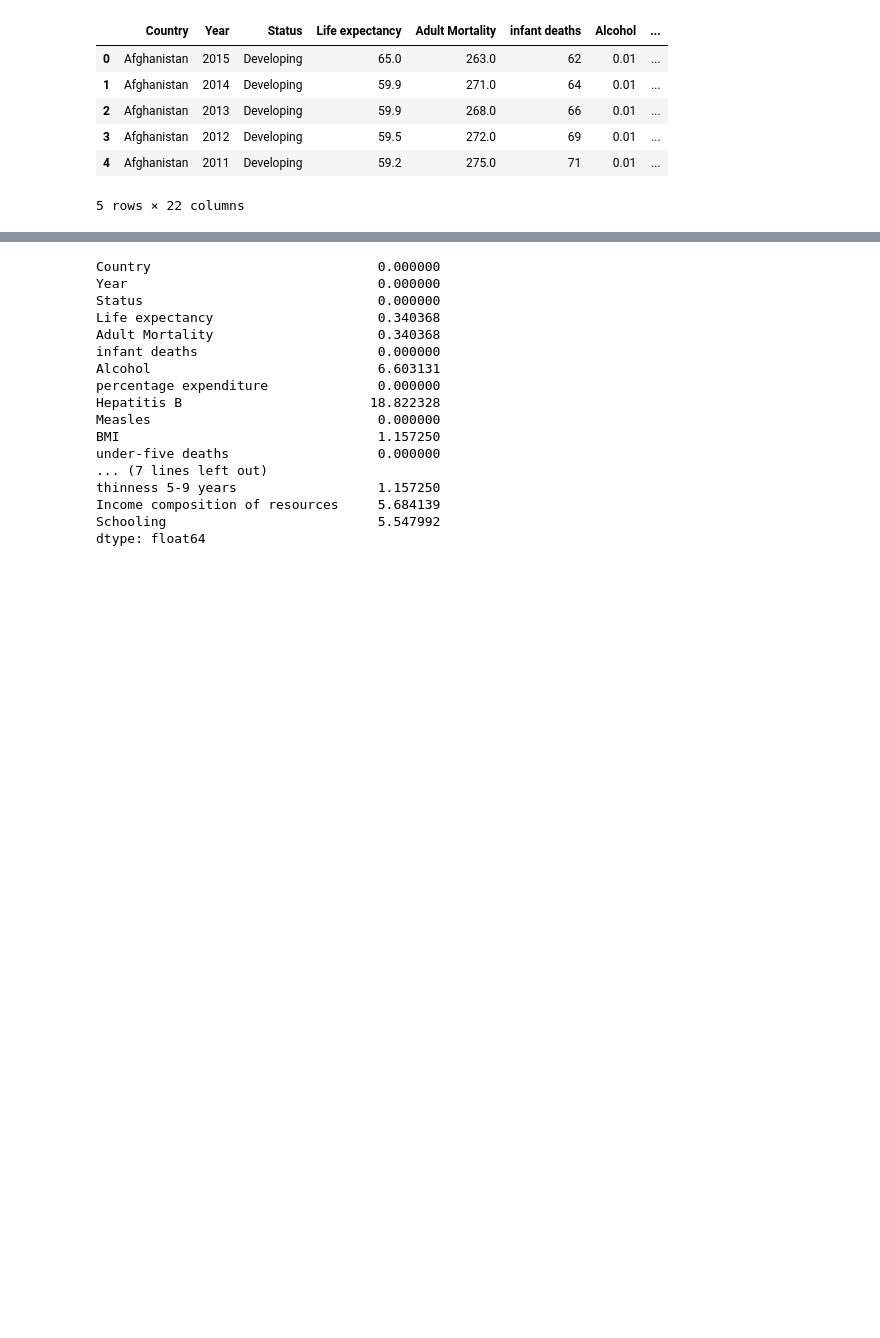
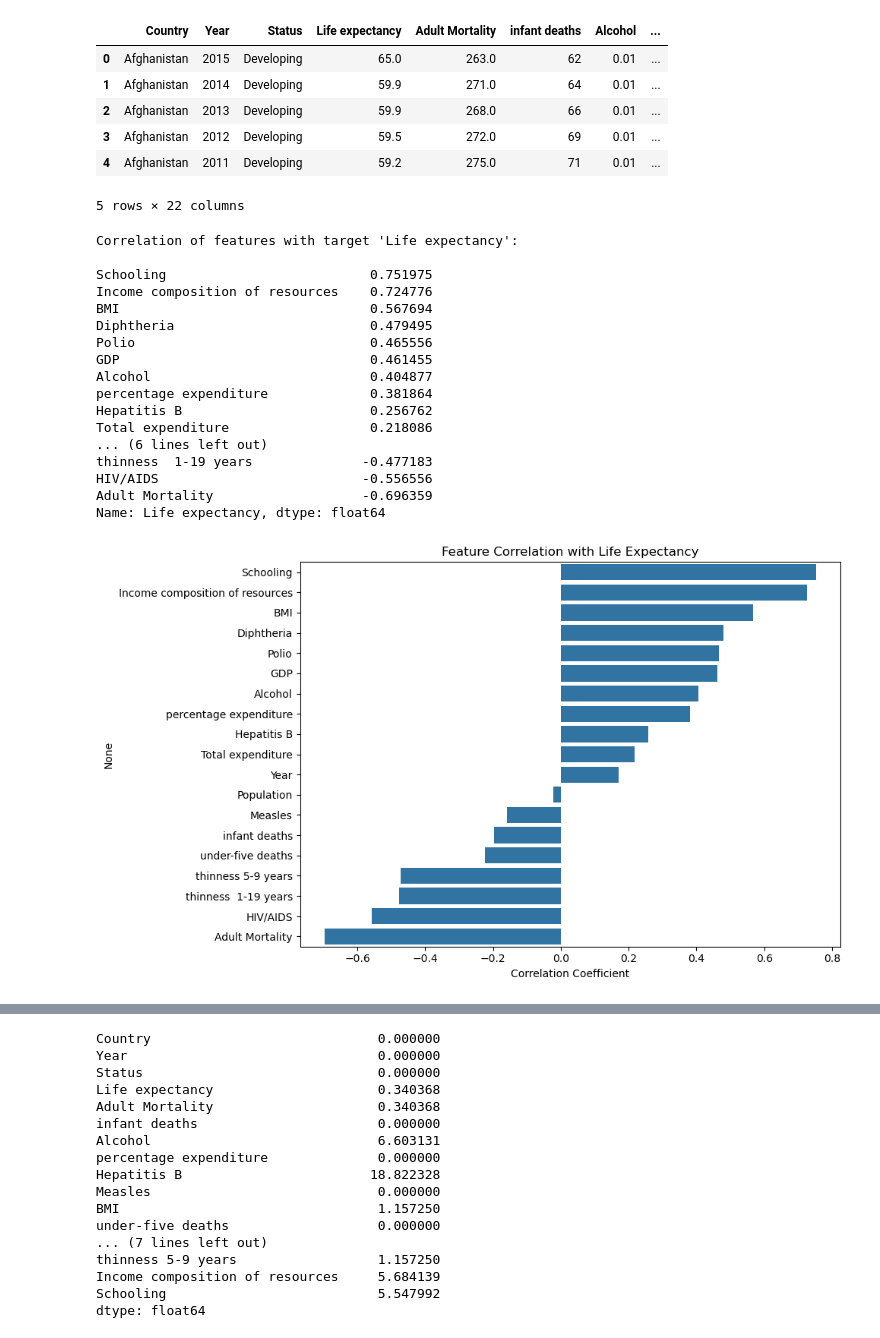
Before and after one commit to anshimathur/group-4-project-2, a Jupyter notebook: group4_project2.ipynb, the cells around one changed output, grey strips where cells are left out. Drawn from its saved outputs; the diff is of its cells as text; code cells hidden in the pictures; blank space fills up the shorter version.

```diff
--- a/group4_project2.ipynb
+++ b/group4_project2.ipynb
@@ -60,3 +60,43 @@ raw_data.head()
 | 3 | Afghanistan | 2012 | Developing | 59.5 | 272.0 | 69 | 0.01 | ... |
 | 4 | Afghanistan | 2011 | Developing | 59.2 | 275.0 | 71 | 0.01 | ... |
 5 rows × 22 columns
+# %%
+import seaborn as sns
+import matplotlib.pyplot as plt
+
+# Compute correlation matrix for numeric features
+correlation_matrix = raw_data.corr(numeric_only=True)
+
+# Get correlation of all features with the target
+target_corr = correlation_matrix['Life expectancy'].drop('Life expectancy').sort_values(ascending=False)
+
+# Display sorted correlations
+print("Correlation of features with target 'Life expectancy':\n")
+print(target_corr)
+
+# Optional: plot the correlations
+plt.figure(figsize=(10, 6))
+sns.barplot(x=target_corr.values, y=target_corr.index)
+plt.title("Feature Correlation with Life Expectancy")
+plt.xlabel("Correlation Coefficient")
+plt.tight_layout()
+plt.show()
+# %% [output]
+Correlation of features with target 'Life expectancy':
+
+Schooling                          0.751975
+Income composition of resources    0.724776
+BMI                                0.567694
+Diphtheria                         0.479495
+Polio                              0.465556
+GDP                                0.461455
+Alcohol                            0.404877
+percentage expenditure             0.381864
+Hepatitis B                        0.256762
+Total expenditure                  0.218086
+... (6 lines left out)
+thinness  1-19 years              -0.477183
+HIV/AIDS                          -0.556556
+Adult Mortality                   -0.696359
+Name: Life expectancy, dtype: float64
+[figure, added]
```
Also changed, not shown: parts of 5 cells of this notebook.
